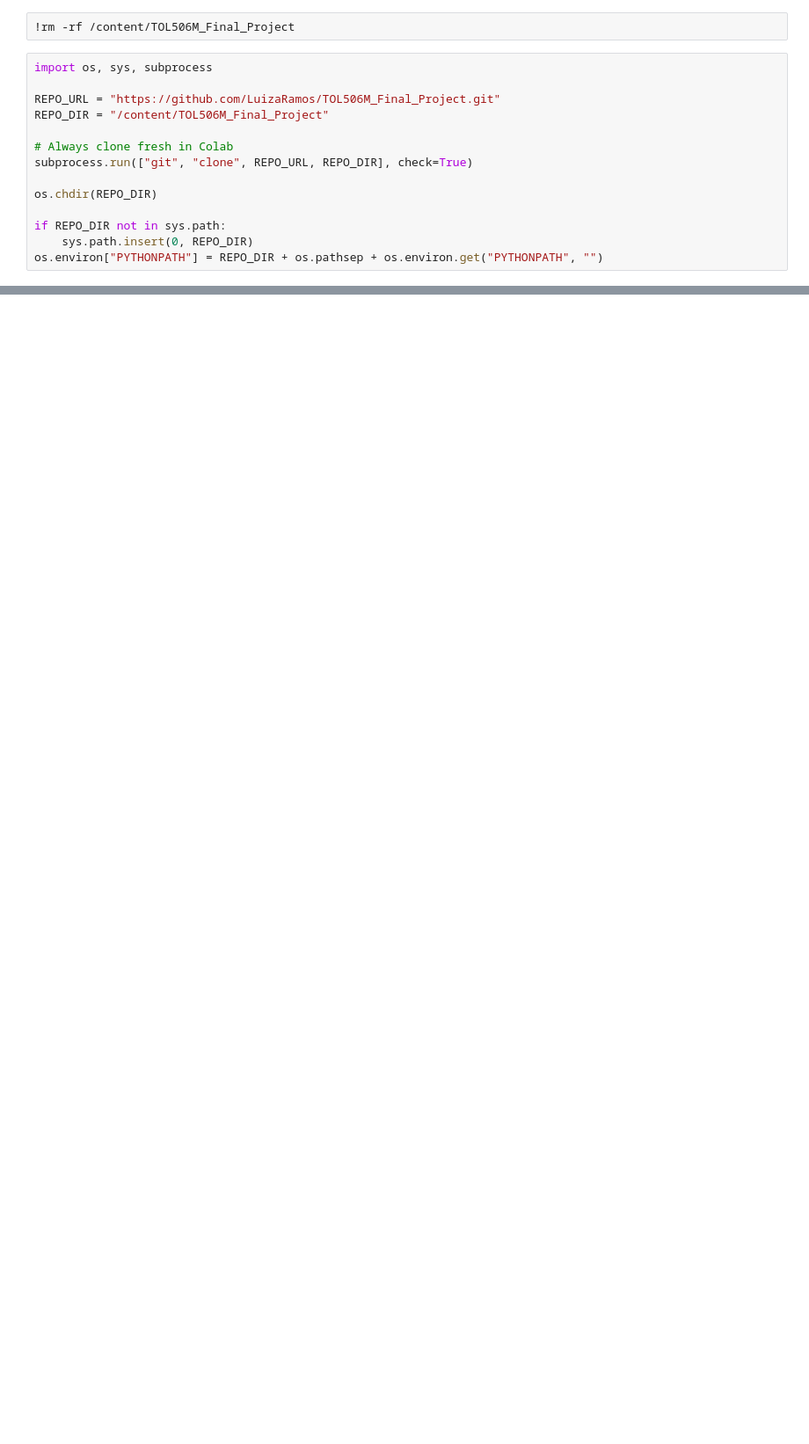
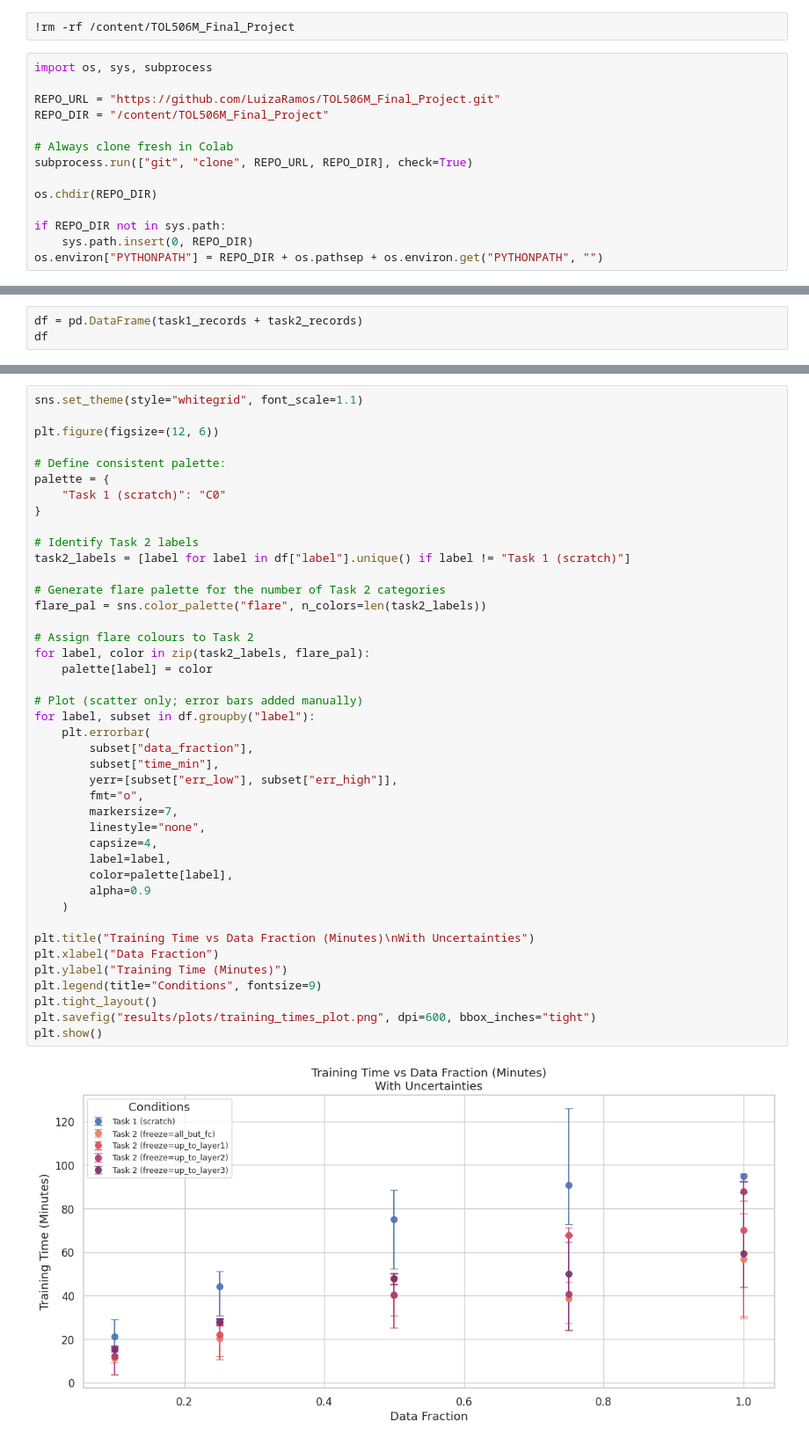
Before and after one commit to LuizaRamos/TOL506M_Final_Project, a Jupyter notebook: notebooks/04_learning_curves.ipynb, the cells around one changed output, grey strips where cells are left out. Shown: that part at 88% size. Drawn from its saved outputs; the diff is of its cells as text; blank space fills up the shorter version.

```diff
--- a/notebooks/04_learning_curves.ipynb
+++ b/notebooks/04_learning_curves.ipynb
@@ -291,0 +189,3 @@ Task 2 files not found, skipping task 2 in the plot
+# %%
+df = pd.DataFrame(task1_records + task2_records)
+df
@@ -291,0 +210,44 @@ Task 2 files not found, skipping task 2 in the plot
+# %%
+sns.set_theme(style="whitegrid", font_scale=1.1)
+
+plt.figure(figsize=(12, 6))
+
+# Define consistent palette:
+palette = {
+    "Task 1 (scratch)": "C0"
+}
+
+# Identify Task 2 labels
+task2_labels = [label for label in df["label"].unique() if label != "Task 1 (scratch)"]
+
+# Generate flare palette for the number of Task 2 categories
+flare_pal = sns.color_palette("flare", n_colors=len(task2_labels))
+
+# Assign flare colours to Task 2
+for label, color in zip(task2_labels, flare_pal):
+    palette[label] = color
+
+# Plot (scatter only; error bars added manually)
+for label, subset in df.groupby("label"):
+    plt.errorbar(
+        subset["data_fraction"],
+        subset["time_min"],
+        yerr=[subset["err_low"], subset["err_high"]],
+        fmt="o",
+        markersize=7,
+        linestyle="none",
+        capsize=4,
+        label=label,
+        color=palette[label],
+        alpha=0.9
+    )
+
+plt.title("Training Time vs Data Fraction (Minutes)\nWith Uncertainties")
+plt.xlabel("Data Fraction")
+plt.ylabel("Training Time (Minutes)")
+plt.legend(title="Conditions", fontsize=9)
+plt.tight_layout()
+plt.savefig("results/plots/training_times_plot.png", dpi=600, bbox_inches="tight")
+plt.show()
+# %% [output]
+[figure, added]
```
Also changed, not shown: parts of 7 cells of this notebook.
